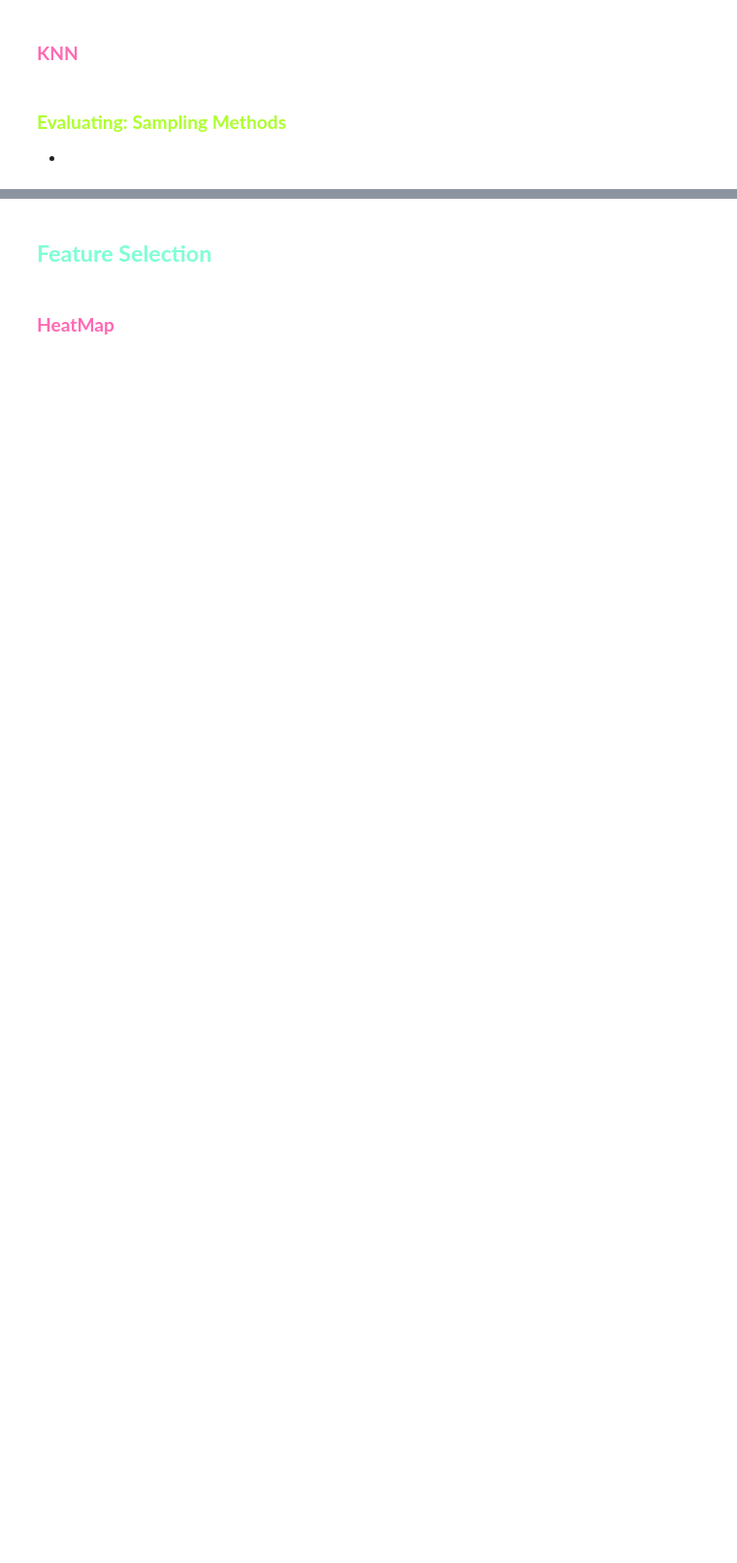
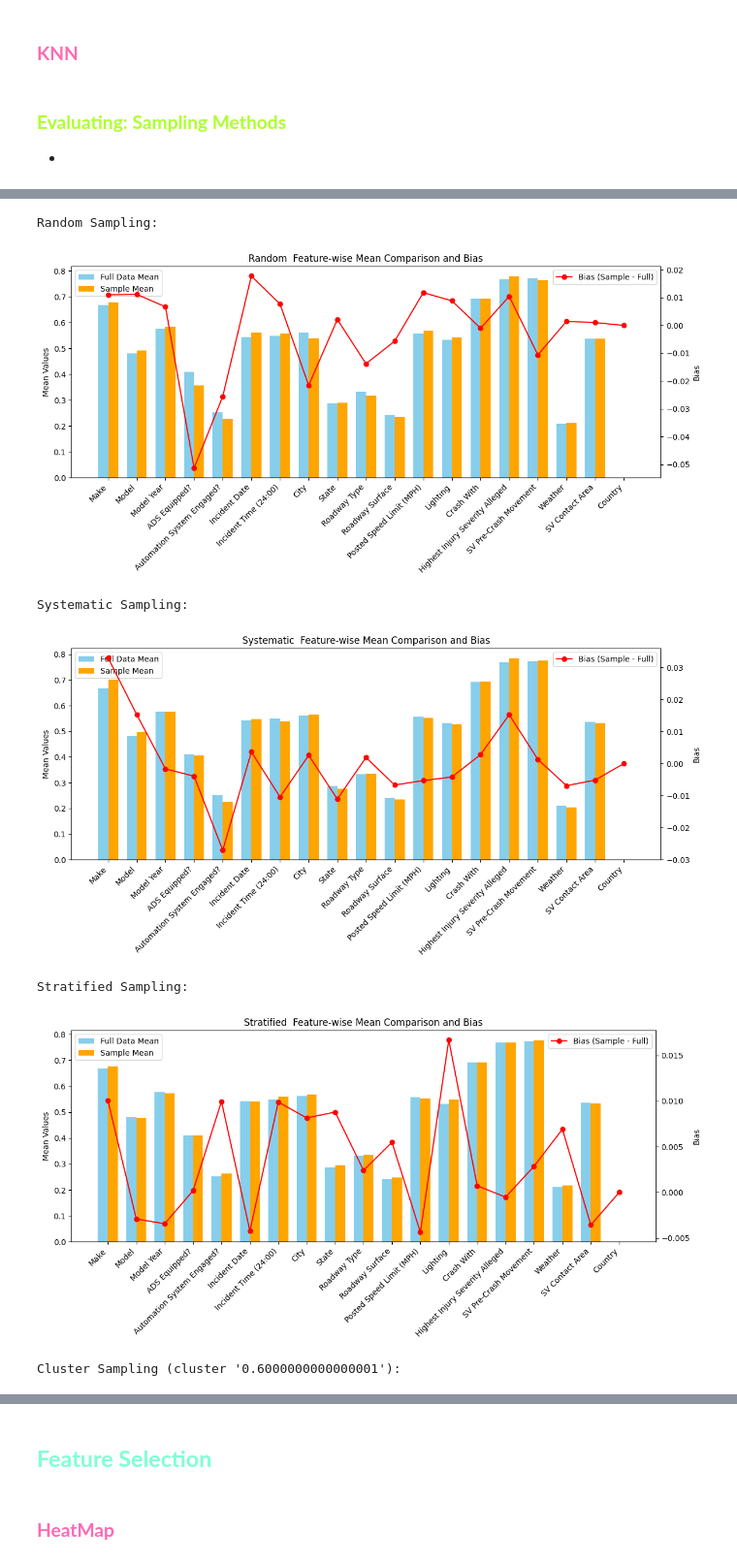
Before and after one commit to mhnrirfan/ML-AI-Risk-Analysis-AV-Data-, a Jupyter notebook: Cleaning, EDA, FE/FE_Unsupervised_Heatmap.ipynb, the cells around one changed output, grey strips where cells are left out. Shown at 97% size. Drawn from its saved outputs; the diff is of its cells as text; code cells hidden in the pictures; blank space fills up the shorter version.

```diff
--- a/Cleaning, EDA, FE/FE_Unsupervised_Heatmap.ipynb
+++ b/Cleaning, EDA, FE/FE_Unsupervised_Heatmap.ipynb
@@ -708,0 +931,11 @@ Missing Values in US Dataset:
+# %%
+# Assuming your original data is in variable `data`
+samples = run_all_sampling_methods(final_US_Imputing, stratify_col='Highest Injury Severity Alleged')
+# %% [output]
+Random Sampling:
+[figure, added]
+Systematic Sampling:
+[figure, added]
+Stratified Sampling:
+[figure, added]
+Cluster Sampling (cluster '0.6000000000000001'):
```
Also changed, not shown: parts of 58 cells of this notebook, 3 other files.
